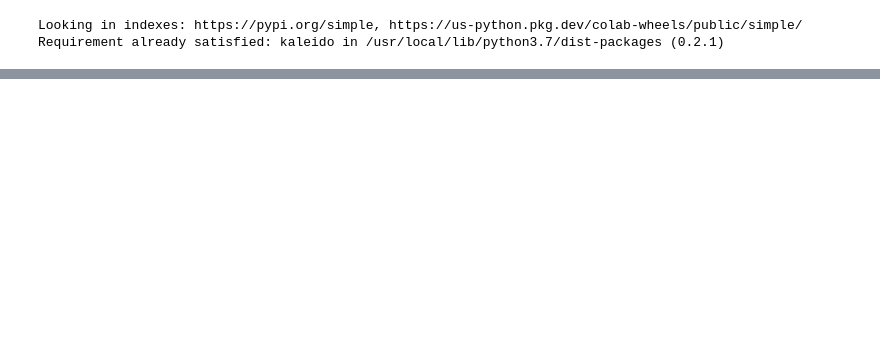
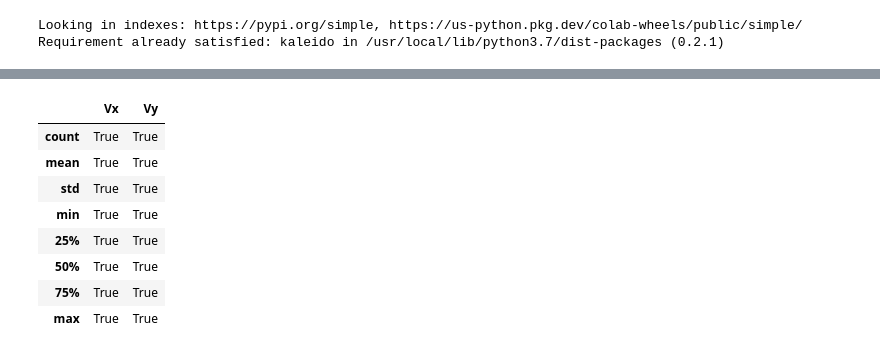
Before and after one commit to yfhkucing/experiment_bms, a Jupyter notebook: visualisasi_vxvy_30.ipynb, the cells around one changed output, grey strips where cells are left out. Saved outputs shown, nothing was run; the diff lists cells and outputs as text; code cells hidden in the pictures; blank space fills up the shorter version.

```diff
--- a/visualisasi_vxvy_30.ipynb
+++ b/visualisasi_vxvy_30.ipynb
@@ -62,2 +75,12 @@ array_y_not_normal[0]
 # %%
-a.describe(include = 'all') == array_y_not_normal[0].describe(include = 'all')
+a.describe() == array_y_not_normal[0].describe()
+# %% [output]
+|  | Vx | Vy |
+| count | True | True |
+| mean | True | True |
+| std | True | True |
+| min | True | True |
+| 25% | True | True |
+| 50% | True | True |
+| 75% | True | True |
+| max | True | True |
```
Also changed, not shown: parts of 35 cells of this notebook.
